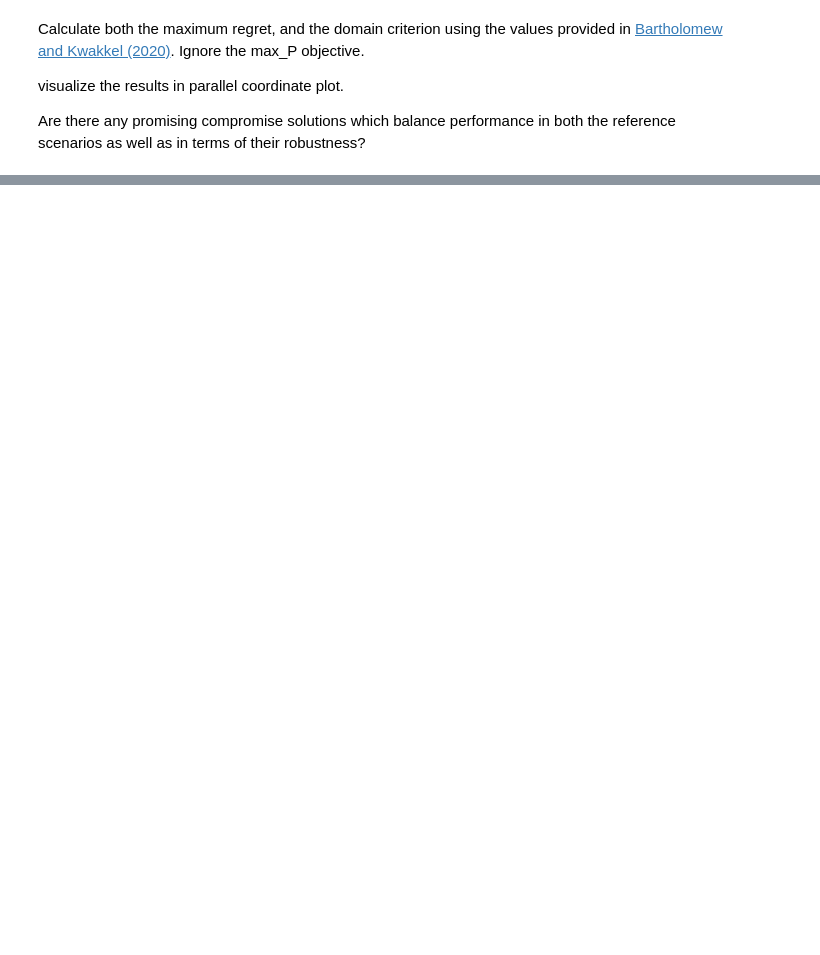
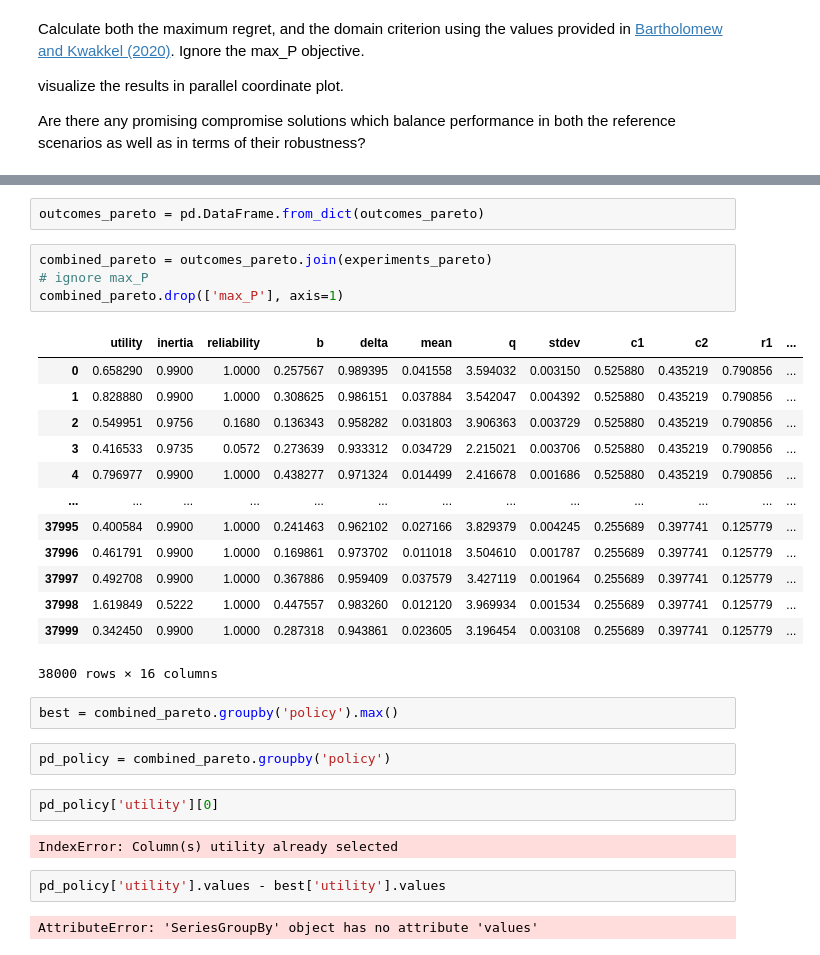
Before and after one commit to willygpv/EPA1361, a Jupyter notebook: Assignments week 5-6/assignment 9 - multi-scenario MORDM.ipynb, the cells around one changed output, grey strips where cells are left out. Saved outputs shown, nothing was run; the diff lists cells and outputs as text; blank space fills up the shorter version.

```diff
--- a/Assignments week 5-6/assignment 9 - multi-scenario MORDM.ipynb
+++ b/Assignments week 5-6/assignment 9 - multi-scenario MORDM.ipynb
@@ -26,0 +258,32 @@ Are there any promising compromise solutions which balance performance in both t
+# %%
+outcomes_pareto = pd.DataFrame.from_dict(outcomes_pareto)
+# %%
+combined_pareto = outcomes_pareto.join(experiments_pareto)
+# ignore max_P
+combined_pareto.drop(['max_P'], axis=1)
+# %% [output]
+|  | utility | inertia | reliability | b | delta | mean | q | stdev | c1 | c2 | r1 | ... |
+| 0 | 0.658290 | 0.9900 | 1.0000 | 0.257567 | 0.989395 | 0.041558 | 3.594032 | 0.003150 | 0.525880 | 0.435219 | 0.790856 | ... |
+| 1 | 0.828880 | 0.9900 | 1.0000 | 0.308625 | 0.986151 | 0.037884 | 3.542047 | 0.004392 | 0.525880 | 0.435219 | 0.790856 | ... |
+| 2 | 0.549951 | 0.9756 | 0.1680 | 0.136343 | 0.958282 | 0.031803 | 3.906363 | 0.003729 | 0.525880 | 0.435219 | 0.790856 | ... |
+| 3 | 0.416533 | 0.9735 | 0.0572 | 0.273639 | 0.933312 | 0.034729 | 2.215021 | 0.003706 | 0.525880 | 0.435219 | 0.790856 | ... |
+| 4 | 0.796977 | 0.9900 | 1.0000 | 0.438277 | 0.971324 | 0.014499 | 2.416678 | 0.001686 | 0.525880 | 0.435219 | 0.790856 | ... |
+| ... | ... | ... | ... | ... | ... | ... | ... | ... | ... | ... | ... | ... |
+| 37995 | 0.400584 | 0.9900 | 1.0000 | 0.241463 | 0.962102 | 0.027166 | 3.829379 | 0.004245 | 0.255689 | 0.397741 | 0.125779 | ... |
+| 37996 | 0.461791 | 0.9900 | 1.0000 | 0.169861 | 0.973702 | 0.011018 | 3.504610 | 0.001787 | 0.255689 | 0.397741 | 0.125779 | ... |
+| 37997 | 0.492708 | 0.9900 | 1.0000 | 0.367886 | 0.959409 | 0.037579 | 3.427119 | 0.001964 | 0.255689 | 0.397741 | 0.125779 | ... |
+| 37998 | 1.619849 | 0.5222 | 1.0000 | 0.447557 | 0.983260 | 0.012120 | 3.969934 | 0.001534 | 0.255689 | 0.397741 | 0.125779 | ... |
+| 37999 | 0.342450 | 0.9900 | 1.0000 | 0.287318 | 0.943861 | 0.023605 | 3.196454 | 0.003108 | 0.255689 | 0.397741 | 0.125779 | ... |
+38000 rows × 16 columns
+# %%
+best = combined_pareto.groupby('policy').max()
+# %%
+pd_policy = combined_pareto.groupby('policy')
+# %%
+pd_policy['utility'][0]
+# %% [output]
+IndexError: Column(s) utility already selected
+# %%
+pd_policy['utility'].values - best['utility'].values
+# %% [output]
+AttributeError: 'SeriesGroupBy' object has no attribute 'values'
```
Also changed, not shown: parts of 20 cells of this notebook, 1 other file.
